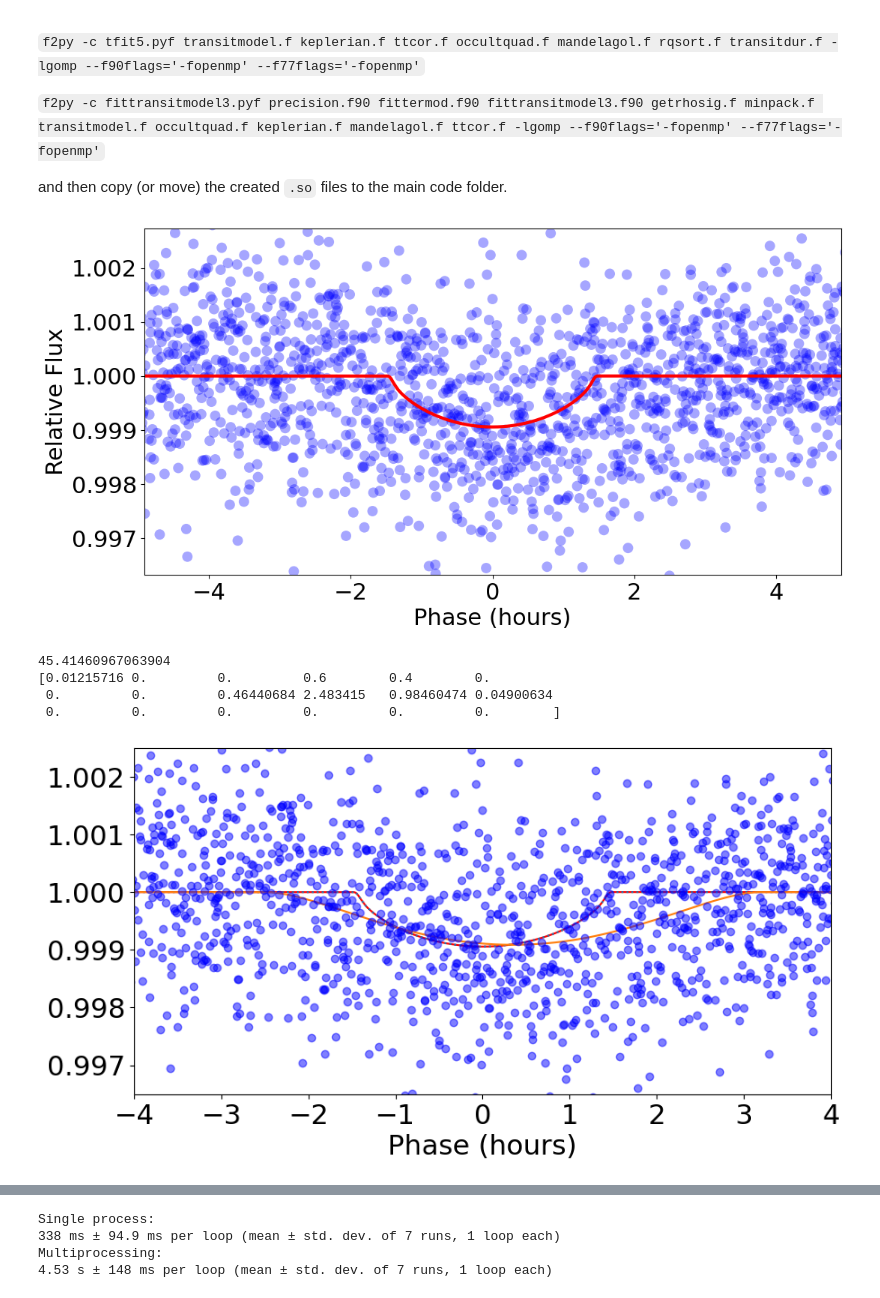
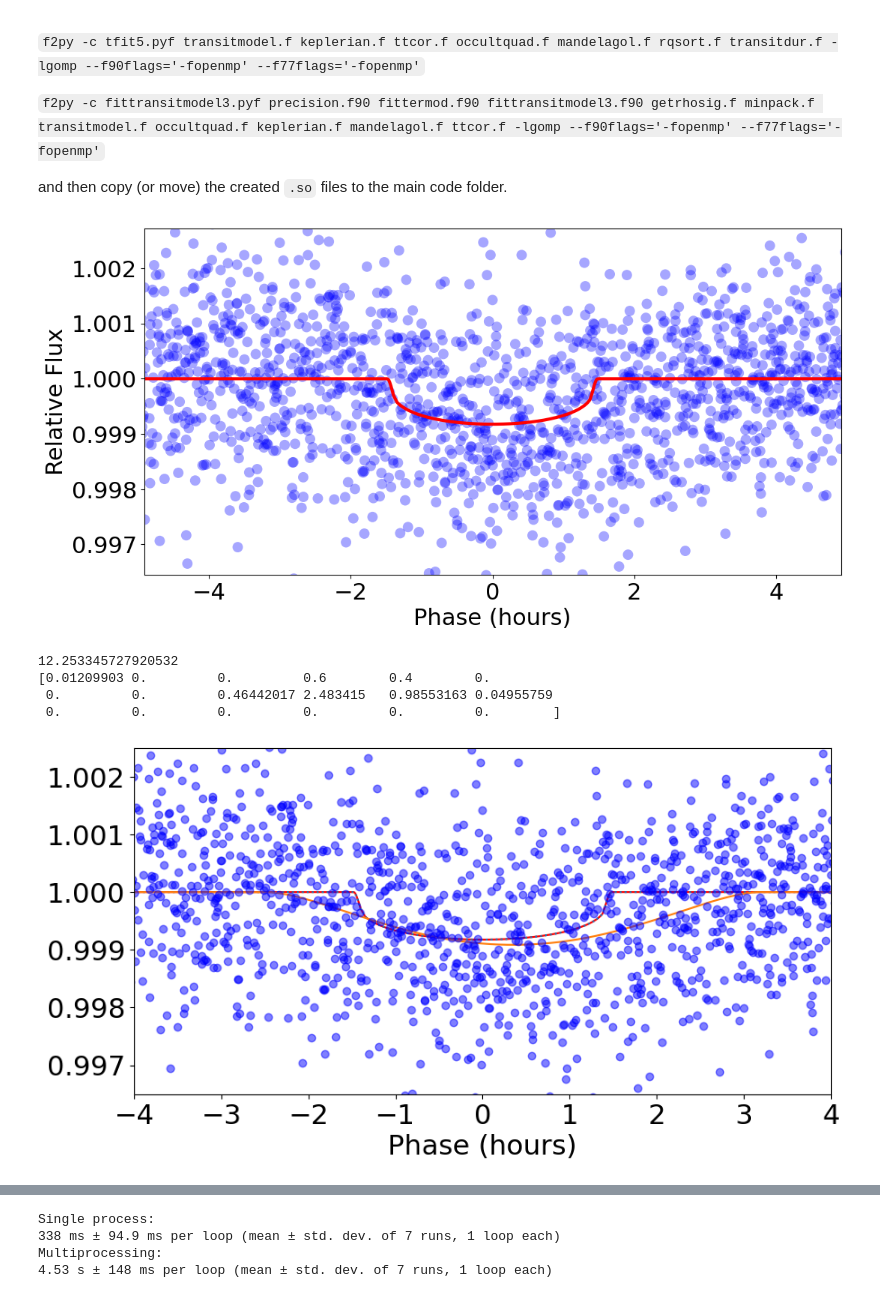
Before and after one commit to royalexis/bls_cuda, a Jupyter notebook: bls_cpu.ipynb, the cells around one changed output, grey strips where cells are left out. Cells and saved outputs as stored; diff of their text form; code cells hidden in the pictures.

```diff
--- a/bls_cpu.ipynb
+++ b/bls_cpu.ipynb
@@ -76,48 +72,49 @@ import time
 # %%
 # A basic transit model
 
 bper = 2.483415
 epo = 0.44982
 rp_rs = 0.0263
 
 sol = np.zeros(18) # single planet model has up-to 18-model parameters
 
 sol[0]  = 0.6  # Mean stellar density (g/cm^3)
 sol[1]  = 0.0  # Only used for non-linear limb-darkening
-sol[2]  = 0.6  # Only used for non-linear limb-darkening
+sol[2]  = 0.0  # Only used for non-linear limb-darkening
+sol[3]  = 0.6  # q1 (limb-darkening)
 sol[4]  = 0.4  # q2 (limb-darkening)
 sol[5]  = 0.0  # dilution
 sol[6]  = 0.0  # Velocity offset
 sol[7]  = 0.0  # photometric zero point
 sol[8]  = epo            # Center of transit time (days)
 sol[9]  = bper           # Orbital Period (days)
-sol[10] = 0.5                     # Impact parameter
+sol[10] = 0.5                    # Impact parameter
 sol[11] = rp_rs # Rp/R*
 sol[12] = 0.0  # sqrt(e)cos(w)
 sol[13] = 0.0  # sqrt(e)sin(w)
 sol[14] = 0.0  # RV amplitude (m/s)
 sol[15] = 0.0  # thermal eclipse depth (ppm)
 sol[16] = 0.0  # Ellipsodial variations (ppm)
 sol[17] = 0.0  # Albedo amplitude (ppm)
 tf5.transitplot(phot.time - gbls_inputs.zerotime, phot.flux + 1, sol, itime = phot.itime)
 # %% [output]
-[figure, old version]
+[figure, new version]
 # %%
 importlib.reload(transitm)
 importlib.reload(transitf)
 
 time_a = phot.time - gbls_inputs.zerotime
-A = transitm.transitModel(sol, time_a, phot.itime)
+A = transitm.transitModel(sol, time_a, phot.itime, nintg=1)
 tmodel = tf5.transitmodel(sol, time_a, itime = phot.itime)
-
-phase = (time_a/bper - np.floor(time_a/bper) - epo/bper)*bper*24
-i_sort = np.argsort(phase)
-x = phase[i_sort]
 
 s = time.time()
 sol_fit = transitf.fitTransitModel(sol, time_a, phot.flux + 1, 1, phot.itime)
 print(time.time() - s)
 print(sol_fit)
+
+phase = (time_a/bper - np.floor(time_a/bper) - epo/bper)*bper*24
+i_sort = np.argsort(phase)
+x = phase[i_sort]
 
 plt.figure(figsize=(10,5))
 plt.plot(x, A[i_sort], c="red")
@@ -129,11 +126,11 @@ plt.xlim(-4, 4)
 plt.ylim(0.9965, 1.0025)
 plt.show()
 # %% [output]
-45.41460967063904
-[0.01215716 0.         0.         0.6        0.4        0.
- 0.         0.         0.46440684 2.483415   0.98460474 0.04900634
+12.253345727920532
+[0.01209903 0.         0.         0.6        0.4        0.
+ 0.         0.         0.46442017 2.483415   0.98553163 0.04955759
  0.         0.         0.         0.         0.         0.        ]
-[figure, old version]
+[figure, new version]
 # %%
 # Python vs fortran
 importlib.reload(transitm)
```
Also changed, not shown: parts of 5 cells of this notebook, 1 other file.
